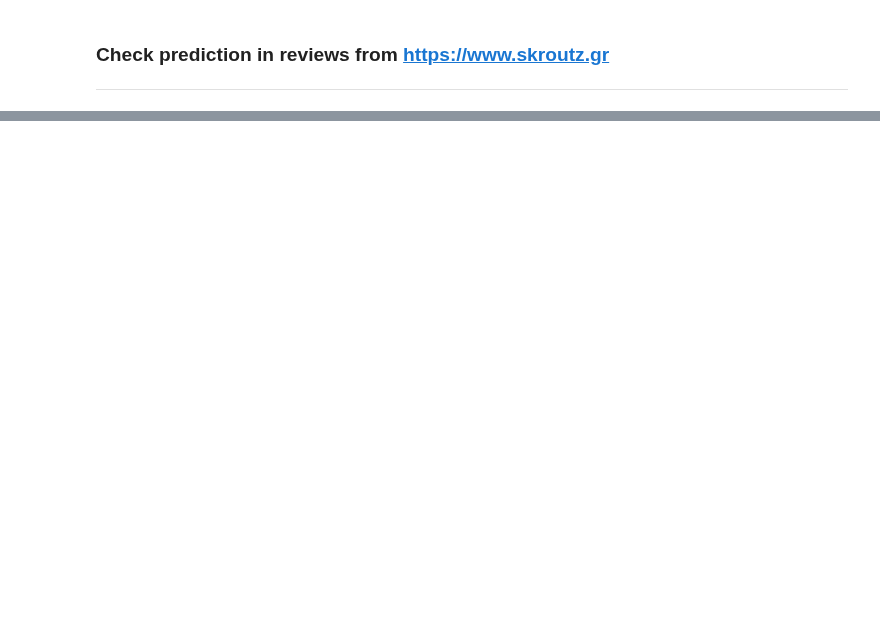
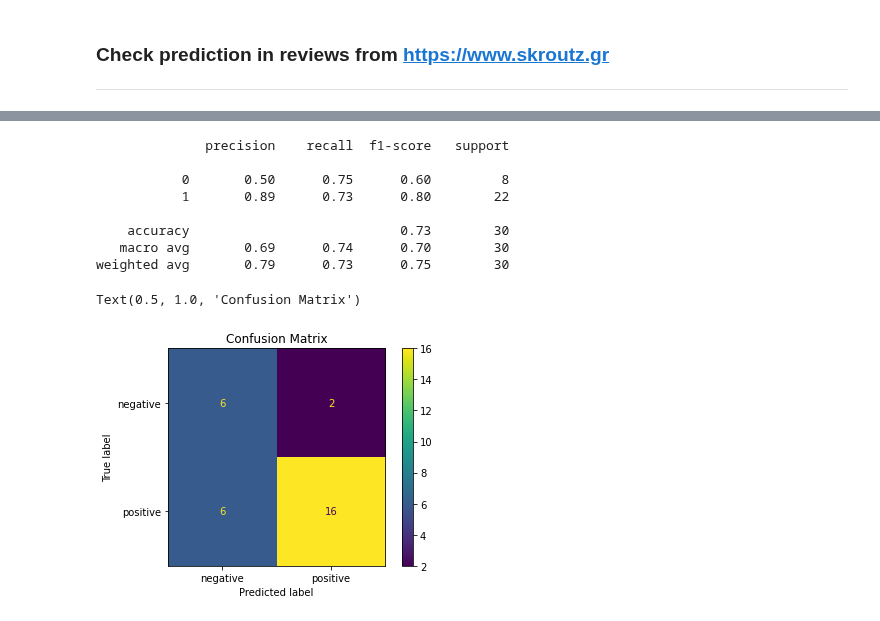
Before and after one commit to JoKoum/Machine-Learning-Project, a Jupyter notebook: Analyze-review-sentiment.ipynb, the cells around one changed output, grey strips where cells are left out. Drawn from its saved outputs; the diff is of its cells as text; code cells hidden in the pictures; blank space fills up the shorter version.

```diff
--- a/Analyze-review-sentiment.ipynb
+++ b/Analyze-review-sentiment.ipynb
@@ -641,3 +623,25 @@ Text(0.5, 1.0, 'Confusion Matrix')
+# %%
+url = 'https://www.skroutz.gr/s/23290197/Samsung-Galaxy-S20-Ultra-5G-128GB-Cloud-White.html#reviews'
+rselector= '#sku_reviews_list > li div.review-body'
+sselector = '#sku_reviews_list > li div.actual-rating > span'
+data = data_extraction(url,rselector,sselector)
+vectorized_data = tfidfvectorizer_downsampled.transform(data['reviews'])
+predictions = text_svm_downsampled.predict(vectorized_data)
+print(metrics.classification_report(data['sentiment'],text_svm_downsampled.predict(vectorized_data)))
+confusion_matrix = metrics.plot_confusion_matrix(text_svm_downsampled,vectorized_data,data['sentiment'],
+                                                 display_labels=['negative','positive'])
+confusion_matrix.ax_.set_title('Confusion Matrix')
+# %% [output]
+              precision    recall  f1-score   support
+
+           0       0.50      0.75      0.60         8
+           1       0.89      0.73      0.80        22
+
+    accuracy                           0.73        30
+   macro avg       0.69      0.74      0.70        30
+weighted avg       0.79      0.73      0.75        30
+Text(0.5, 1.0, 'Confusion Matrix')
+[figure, added]
 # %%
 url = 'https://www.skroutz.gr/s/12247000/Gigabyte-GeForce-GT-1030-2GB-OC-GV-N1030OC-2GI.html#reviews'
 rselector= '#sku_reviews_list > li div.review-body'
```
Also changed, not shown: parts of 19 cells of this notebook.
